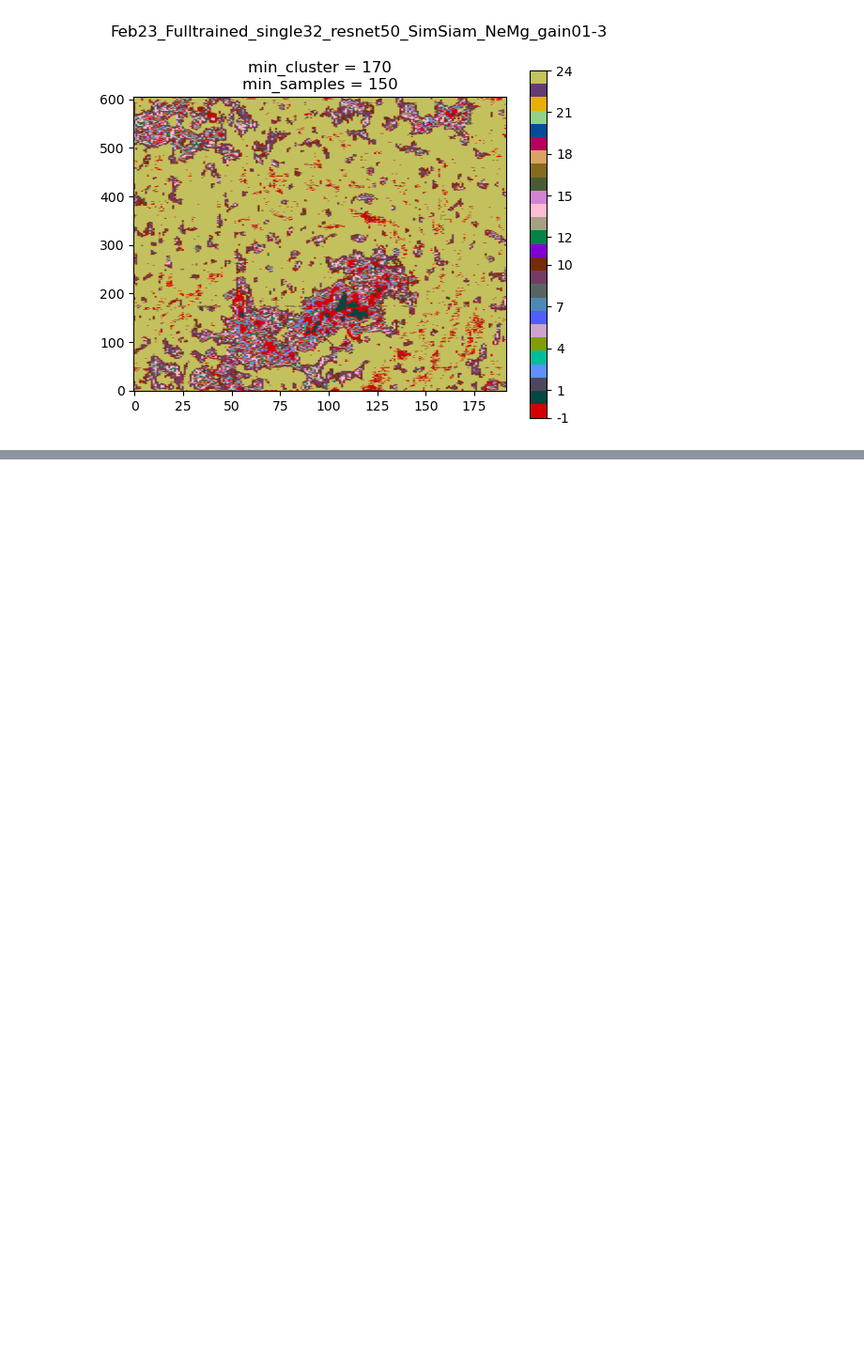
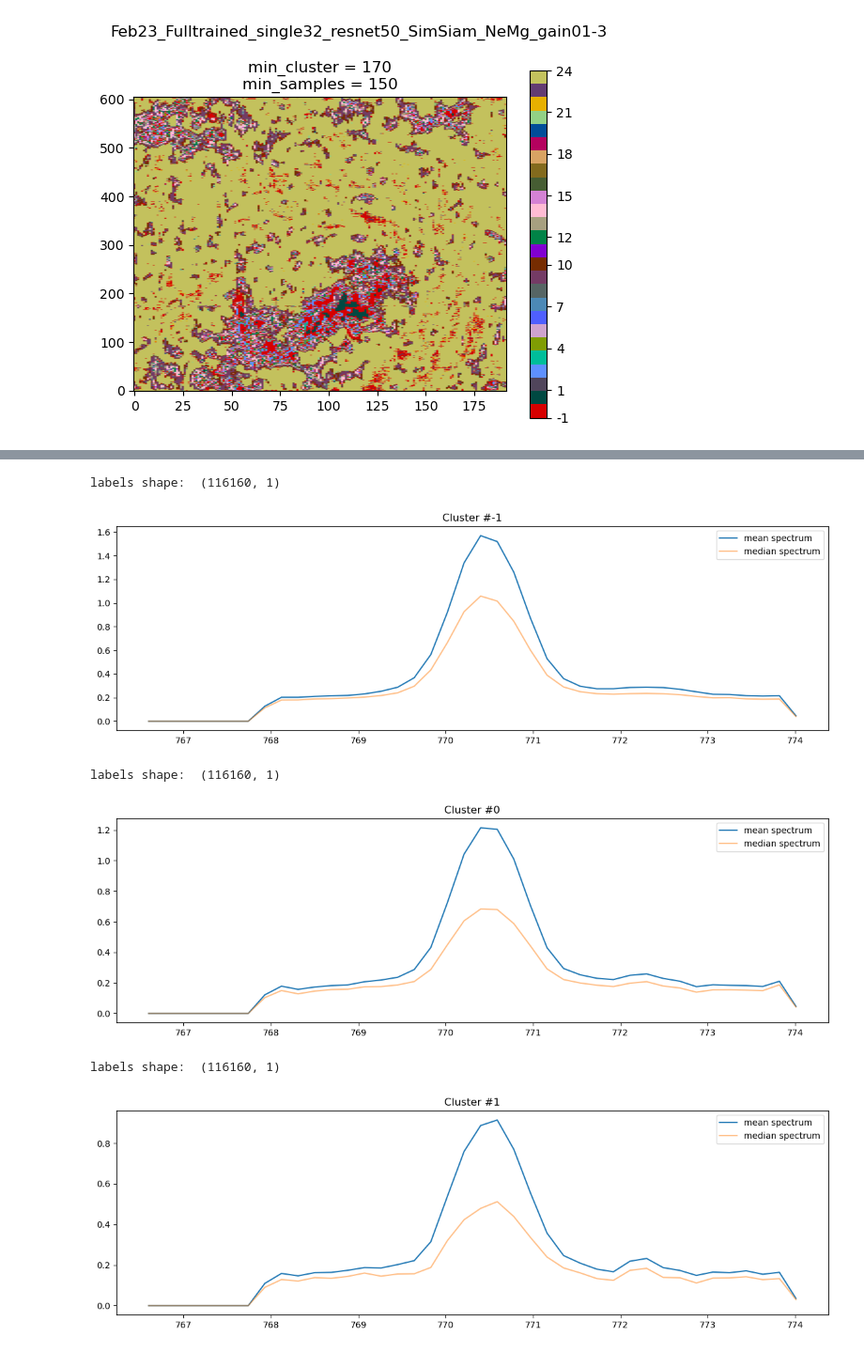
Before and after one commit to taniavsn/SimSPICE, a Jupyter notebook: notebooks/invest_NeMg_resnet50.ipynb, the cells around one changed output, grey strips where cells are left out. Shown at 94% size. Drawn from its saved outputs; the diff is of its cells as text; code cells hidden in the pictures; blank space fills up the shorter version.

```diff
--- a/notebooks/invest_NeMg_resnet50.ipynb
+++ b/notebooks/invest_NeMg_resnet50.ipynb
@@ -57,0 +105,21 @@ Unique Clusters in file: 26
+# %%
+
+imf.plot_average_spectra_cluster(labels, stacked_outputs, chosen_cluster=-1,
+                                    dataset=dataset_none, log_scale=False,
+                                    dataset_path=dataset_path, wvl=imf.WAVELENGTHS_ARRAY_NEMG)
+plt.show()
+imf.plot_average_spectra_cluster(labels, stacked_outputs, chosen_cluster=0,
+                                    dataset=dataset_none, log_scale=False,
+                                    dataset_path=dataset_path, wvl=imf.WAVELENGTHS_ARRAY_NEMG)
+plt.show()
+imf.plot_average_spectra_cluster(labels, stacked_outputs, chosen_cluster=1,
+                                    dataset=dataset_none, log_scale=False,
+                                    dataset_path=dataset_path, wvl=imf.WAVELENGTHS_ARRAY_NEMG)
+plt.show()
+# %% [output]
+labels shape:  (116160, 1)
+[figure, added]
+labels shape:  (116160, 1)
+[figure, added]
+labels shape:  (116160, 1)
+[figure, added]
```
Also changed, not shown: parts of 6 cells of this notebook, 3 other files.
